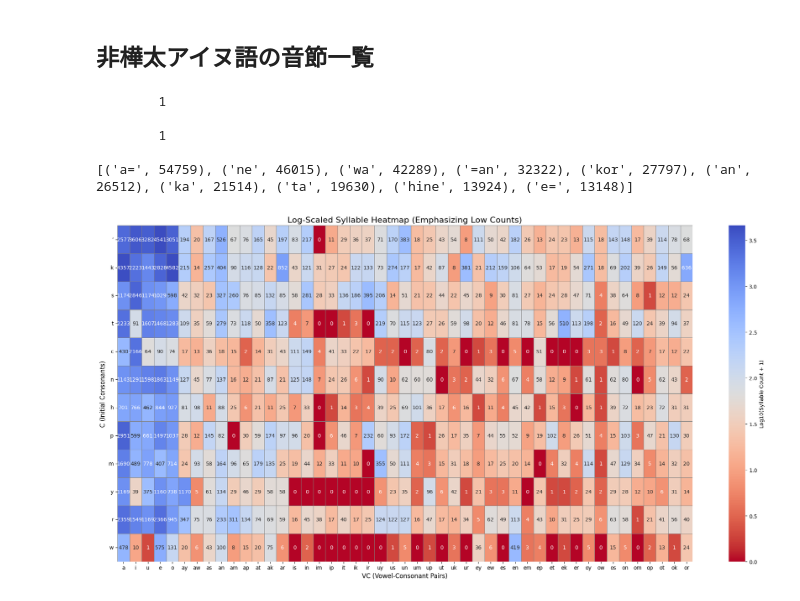
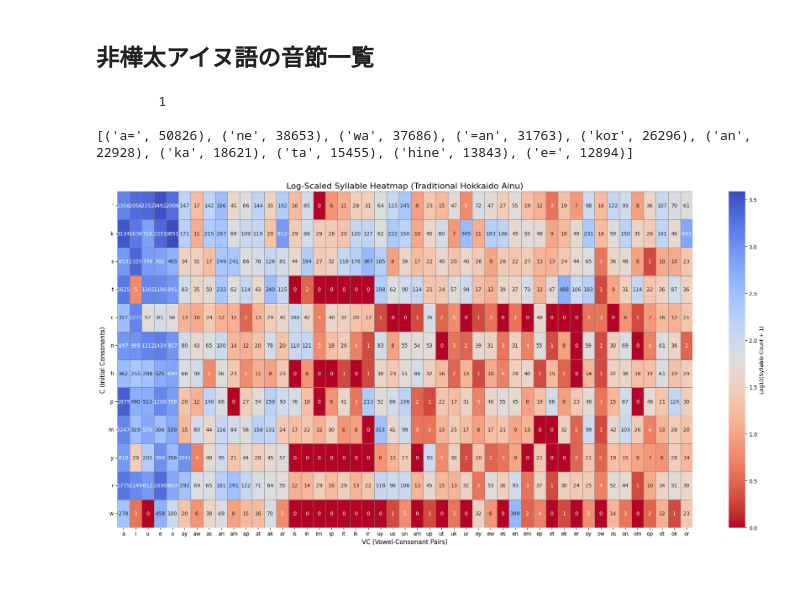
Before and after one commit to mkpoli/ainu-corpora-process, a Jupyter notebook: corpus/analysis/syllables.ipynb, the cells around one changed output. Drawn from its saved outputs; the diff is of its cells as text; code cells hidden in the pictures.

Commit message:
feat: fix syllable filtering

```diff
--- a/corpus/analysis/syllables.ipynb
+++ b/corpus/analysis/syllables.ipynb
@@ -266,8 +286,14 @@ df.to_csv("../output/sakhalin_syllables.tsv", sep="\t")
 # %%
 from pathlib import Path
 words_non_sakhalin: dict[str, int] = defaultdict(int)
+
+MODERN_WORDS = {"アイヌタイムズ", "プラハ宣言", "ウポポイ館内展示", "萱野茂の国会演説"}
+
+
 for path in Path("../../corpus/output/words_by_book").glob("*.tsv"):
-    if path.name in SAKHALIN_BOOKS:
+    if path.stem in SAKHALIN_BOOKS:
+        continue
+    if path.stem in MODERN_WORDS:
         continue
     with open(path) as f:
         for line in f:
@@ -281,9 +307,7 @@ print(sorted(words_non_sakhalin.items(), key=lambda x: x[1], reverse=True)[:10])
 # %% [output]
         1
 
-        1
-
-[('a=', 54759), ('ne', 46015), ('wa', 42289), ('=an', 32322), ('kor', 27797), ('an', 26512), ('ka', 21514), ('ta', 19630), ('hine', 13924), ('e=', 13148)]
+[('a=', 50826), ('ne', 38653), ('wa', 37686), ('=an', 31763), ('kor', 26296), ('an', 22928), ('ka', 18621), ('ta', 15455), ('hine', 13843), ('e=', 12894)]
 # %%
 import pandas as pd
 import ainconv
@@ -377,31 +401,31 @@ df = df.reindex(index=row_order, columns=col_order).fillna(0).astype(int)
 # %%
 import numpy as np
 import seaborn as sns
 import matplotlib.pyplot as plt
 
 log_df = np.log10(df + 1)
 
 plt.figure(figsize=(20, 10))
 sns.heatmap(
     log_df,
     annot=df,
     fmt="d",
     cmap="coolwarm_r",
     linewidths=0.5,
     linecolor="gray",
     cbar_kws={"label": "Log10(Syllable Count + 1)"},
 )
 
-plt.title("Log-Scaled Syllable Heatmap (Emphasizing Low Counts)", fontsize=16)
+plt.title("Log-Scaled Syllable Heatmap (Traditional Hokkaido Ainu)", fontsize=16)
 plt.xlabel("VC (Vowel-Consonant Pairs)", fontsize=12)
 plt.ylabel("C (Initial Consonants)", fontsize=12)
 
 plt.yticks(rotation=0)
 
 plt.tight_layout()
 plt.show()
 # %% [output]
-[figure, old version]
+[figure, new version]
 # %%
 df = df.replace(0, "")
 df.to_csv("../output/sakhalin_syllables_non.tsv", sep="\t")
```
Also changed, not shown: parts of 2 cells of this notebook.
